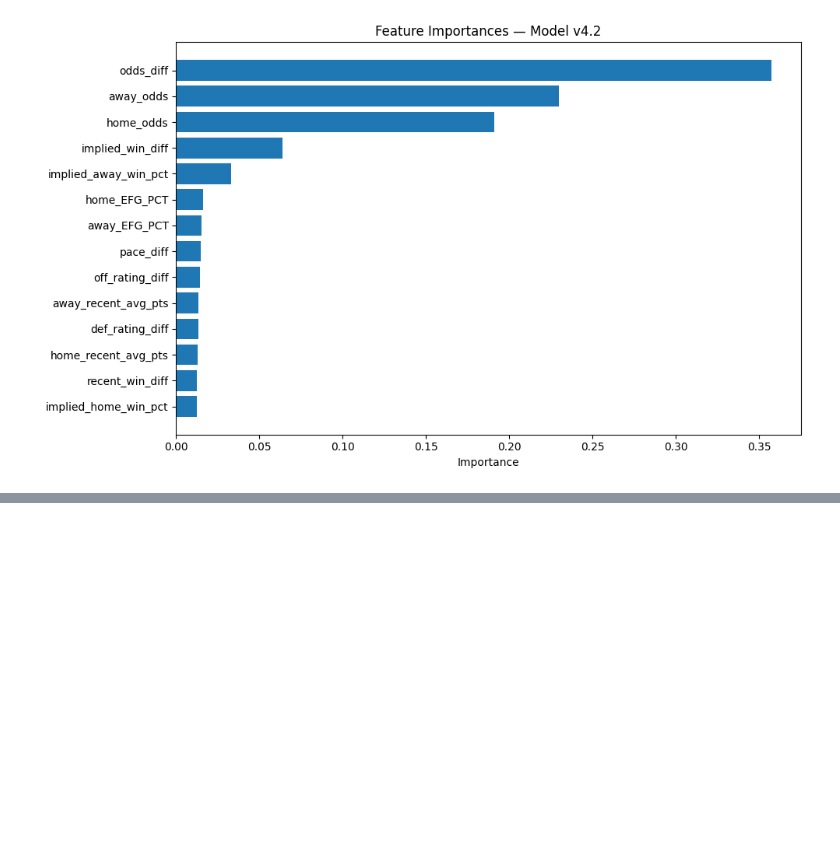
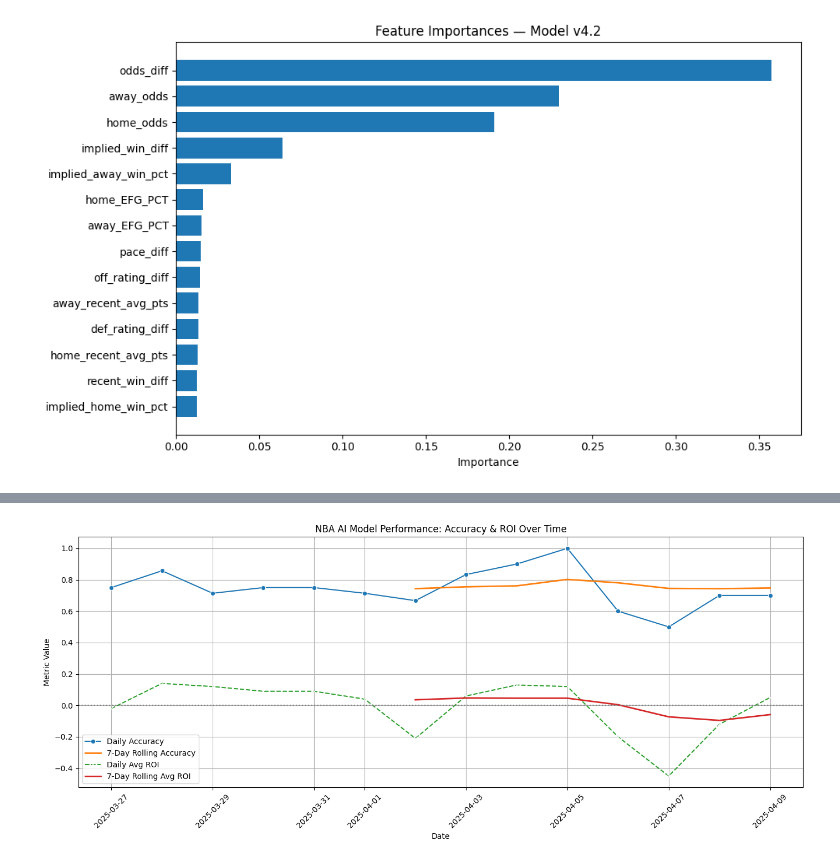
Before and after one commit to mokeyzz1/nba-betting-ai, a Jupyter notebook: nba_data_exploration.ipynb, the cells around one changed output, grey strips where cells are left out. Saved outputs shown, nothing was run; the diff lists cells and outputs as text; code cells hidden in the pictures; blank space fills up the shorter version.

```diff
--- a/nba_data_exploration.ipynb
+++ b/nba_data_exploration.ipynb
@@ -3746,0 +4024,41 @@ Parameters: { "use_label_encoder" } are not used.
+# %%
+import pandas as pd
+import matplotlib.pyplot as plt
+import seaborn as sns
+import os
+
+# Load your real summary file
+SUMMARY_PATH = "performance/backtest_summary.csv"
+
+# Make sure the file exists
+if not os.path.exists(SUMMARY_PATH):
+    raise FileNotFoundError(f"File not found: {SUMMARY_PATH}")
+
+# Load the CSV
+df = pd.read_csv(SUMMARY_PATH)
+df["date"] = pd.to_datetime(df["date"])
+df = df.sort_values("date")
+
+# Rolling 7-day averages
+df["rolling_accuracy_7d"] = df["accuracy"].rolling(window=7).mean()
+df["rolling_avg_roi_7d"] = df["avg_roi"].rolling(window=7).mean()
+
+# Plotting
+plt.figure(figsize=(14, 6))
+sns.lineplot(x="date", y="accuracy", data=df, label="Daily Accuracy", marker="o")
+sns.lineplot(x="date", y="rolling_accuracy_7d", data=df, label="7-Day Rolling Accuracy", linewidth=2)
+
+sns.lineplot(x="date", y="avg_roi", data=df, label="Daily Avg ROI", marker="x", linestyle="--")
+sns.lineplot(x="date", y="rolling_avg_roi_7d", data=df, label="7-Day Rolling Avg ROI", linewidth=2)
+
+plt.axhline(0, color="gray", linestyle=":")
+plt.title("NBA AI Model Performance: Accuracy & ROI Over Time")
+plt.xlabel("Date")
+plt.ylabel("Metric Value")
+plt.legend()
+plt.grid(True)
+plt.xticks(rotation=45)
+plt.tight_layout()
+plt.show()
+# %% [output]
+[figure, added]
```
Also changed, not shown: parts of 7 cells of this notebook, 24 other files.
